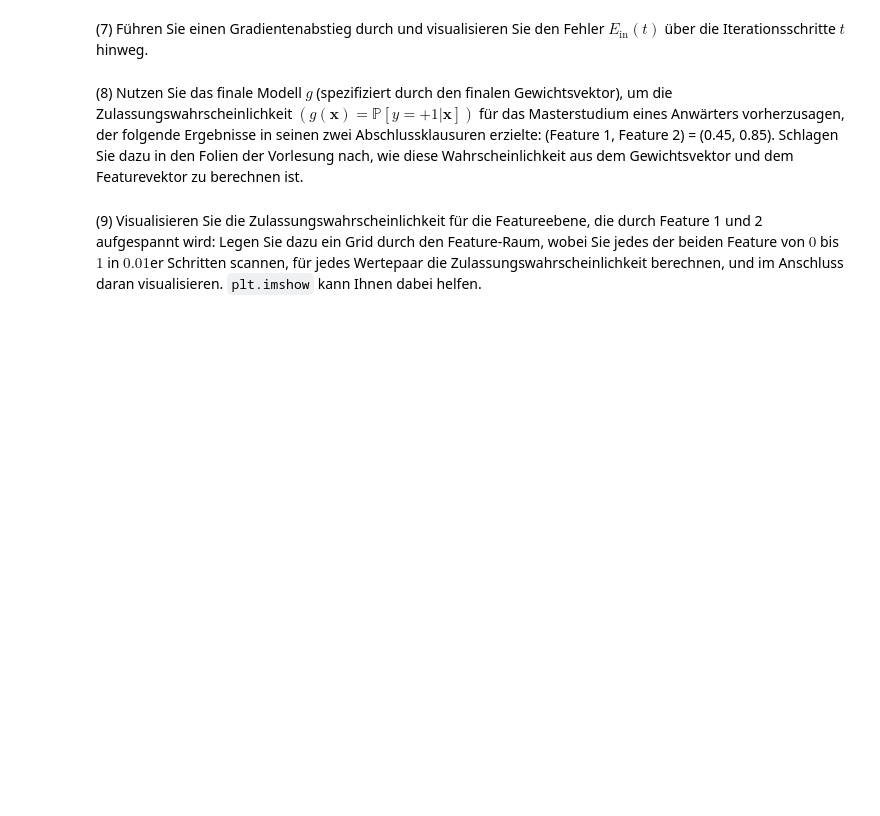
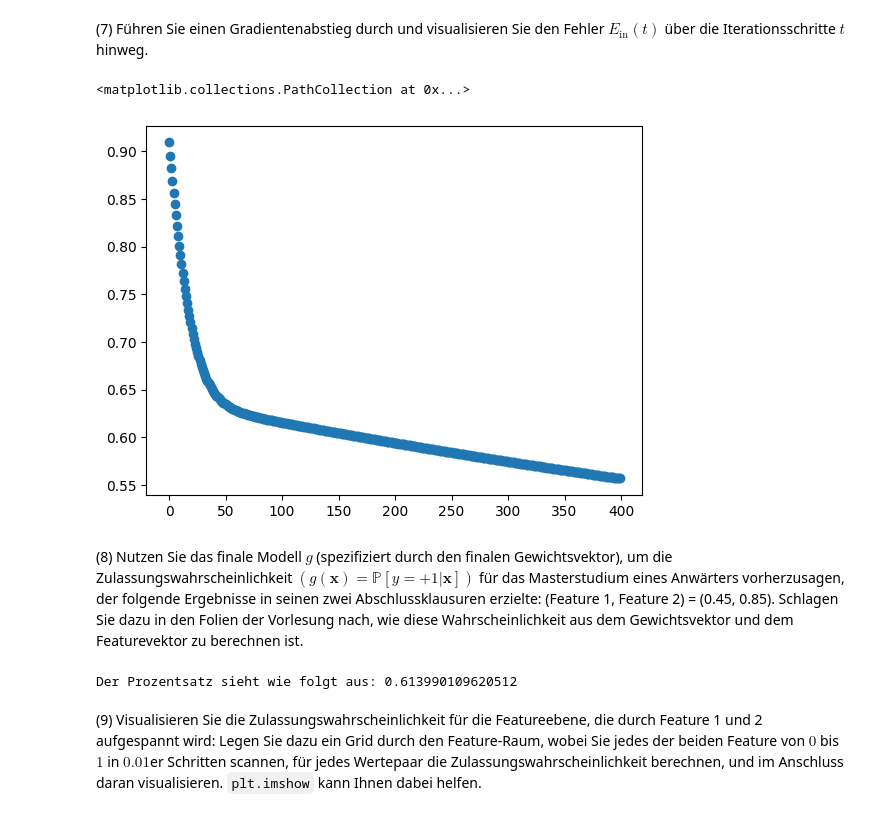
Before and after one commit to Emanuel162/MachineLearning, a Jupyter notebook: UebungenML/SJMN-7.ipynb, the cells around one changed output. Drawn from its saved outputs; the diff is of its cells as text; code cells hidden in the pictures; blank space fills up the shorter version.

```diff
--- a/UebungenML/SJMN-7.ipynb
+++ b/UebungenML/SJMN-7.ipynb
@@ -43,8 +48,29 @@ X, y = np.insert(data[:, :2] / 100, 0, 1, 1), (data[:, 2] - .5) * 2
 # %% [markdown]
 (2) Implementieren Sie eine Funktion `gradient`, die einen Gewichtsvektor, Features und Labels entgegennimmt und den Gradientenvektor der logistischen Regression zurückgibt. Schlagen Sie in den entsprechenden Folien der Vorlesung nach. Erinnern Sie sich daran, dass jeder Feature-Vektor drei Komponenten ($x_0$, $x_1$, $x_2$) hat, wobei $x_0=1$ und $x_1$ sowie $x_2$ der Wert des ersten bzw. zweiten Features ist.
+# %%
+def gradient(w, X, y):
+    result = 0
+    for N in range(len(X)):
+        result += 1 / (1 + np.exp(y[N] * np.dot(w.T,X[N]))) * (-y[N] * X[N])
+    return result / len(X)
 # %% [markdown]
 (3) Implementieren Sie eine Funktion `E_in`, die einen Gewichtsvektor $\mathbf{w}$, die Featurevektoren $\mathbf{x}$ sowie die Labels $\mathbf{y}$ entgegennimmt und Ihnen den Fehler $E_\text{in}(\mathbf{w})$ der logistischen Regression zurückgibt.
+# %%
+def E_in(w, X, y):
+    result = 0
+    for N in range(len(X)):
+        result += np.log(1 + np.exp(-y[N] * np.dot(w.T,X[N])))
+    return result / len(X)
 # %% [markdown]
 (4) Implementieren Sie den "Gradientenabstieg mit fixierter Lernrate" (Funktion `grad_descent`), wie Sie ihn in der Vorlesung kennengelernt haben. Vergegenwärtigen Sie sich, dass beim Gradientenabstieg die Gewichtsvektoren verändert werden, nicht aber die Daten ($\mathbf{x}$ und $\mathbf{y}$ bleiben unverändert). Bauen Sie zusätzlich ein, dass bei jedem Iterationsschritt $t$ der Fehler $E_\text{in}(\mathbf{w}(t))$ berechnet wird und am Ende - neben dem finalen Gewichtsvektor - auch sämtliche über die Iterationen hinweg erzielten Fehler als Vektor herausgegeben wird.
+# %%
+def grad_descent(w = np.ones(3), iterationen = 400, eta = 0.1):
+    fehler = []
+    for i in range(iterationen):
+        gt = gradient(w,X,y)
+        vt = -gt
+        w += eta*vt
+        fehler.append(E_in(w,X,y))
+    return w, fehler
 # %% [markdown]
 (5) Entscheiden Sie sich dafür, wie sie den Anfangsgewichtsvektor $\mathbf{w}(0)$ initialisieren wollen. Sie können beispielsweise die Komponenten von $\mathbf{w}(0)$ aus einer Standardnormalverteilung mit kleiner Varianz ziehen. Oder Sie können einmal ausprobieren, $\mathbf{w}(0) = \mathbf{0}$ zu setzen.
@@ -52,7 +80,19 @@ X, y = np.insert(data[:, :2] / 100, 0, 1, 1), (data[:, 2] - .5) * 2
 (6) Entscheiden Sie sich für Terminationskriterien und eine Lernrate $\eta$ für den Gradientenabstieg. Ausgangspunkt könnte beispielsweise eine Lernrate von $\eta = 0.1$ und einer Termination bei 400 Iterationen sein. Sie können hier aber gerne experimentieren und herausfinden, ob Sie bessere Werte und Kriterien für das vorliegende Lernproblem finden.
 # %% [markdown]
 (7) Führen Sie einen Gradientenabstieg durch und visualisieren Sie den Fehler $E_\text{in}(t)$ über die Iterationsschritte $t$ hinweg.
+# %%
+w, fehler = grad_descent()
+plt.scatter(np.arange(0,len(fehler),1), fehler)
+# %% [output]
+<matplotlib.collections.PathCollection at 0x...>
+[figure, added]
 # %% [markdown]
 (8) Nutzen Sie das finale Modell $g$ (spezifiziert durch den finalen Gewichtsvektor), um die Zulassungswahrscheinlichkeit $\left( g(\mathbf{x}) = \mathbb{P}[y=+1|\mathbf{x}] \right)$ für das Masterstudium eines Anwärters vorherzusagen, der folgende Ergebnisse in seinen zwei Abschlussklausuren erzielte: (Feature 1, Feature 2) = (0.45, 0.85). Schlagen Sie dazu in den Folien der Vorlesung nach, wie diese Wahrscheinlichkeit aus dem Gewichtsvektor und dem Featurevektor zu berechnen ist.
+# %%
+x_val = (1,0.45,0.85)
+
+print(f'Der Prozentsatz sieht wie folgt aus: {1/(1+np.exp(-1*np.dot(w.T,x_val)))}')
+# %% [output]
+Der Prozentsatz sieht wie folgt aus: 0.613990109620512
 # %% [markdown]
 (9) Visualisieren Sie die Zulassungswahrscheinlichkeit für die Featureebene, die durch Feature 1 und 2 aufgespannt wird: Legen Sie dazu ein Grid durch den Feature-Raum, wobei Sie jedes der beiden Feature von $0$ bis $1$ in $0.01$er Schritten scannen, für jedes Wertepaar die Zulassungswahrscheinlichkeit berechnen, und im Anschluss daran visualisieren. `plt.imshow` kann Ihnen dabei helfen.
```
Also changed, not shown: parts of 3 cells of this notebook.
